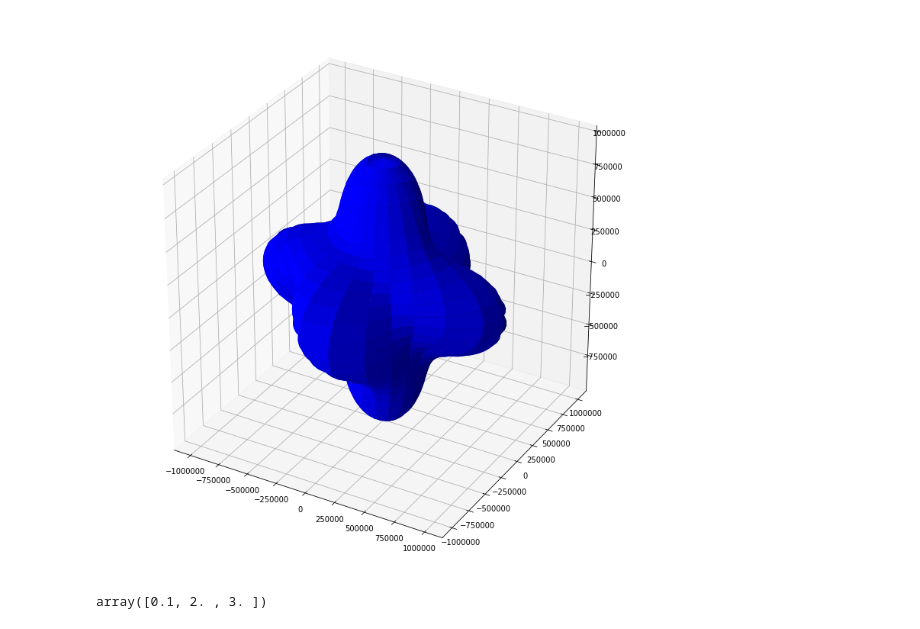
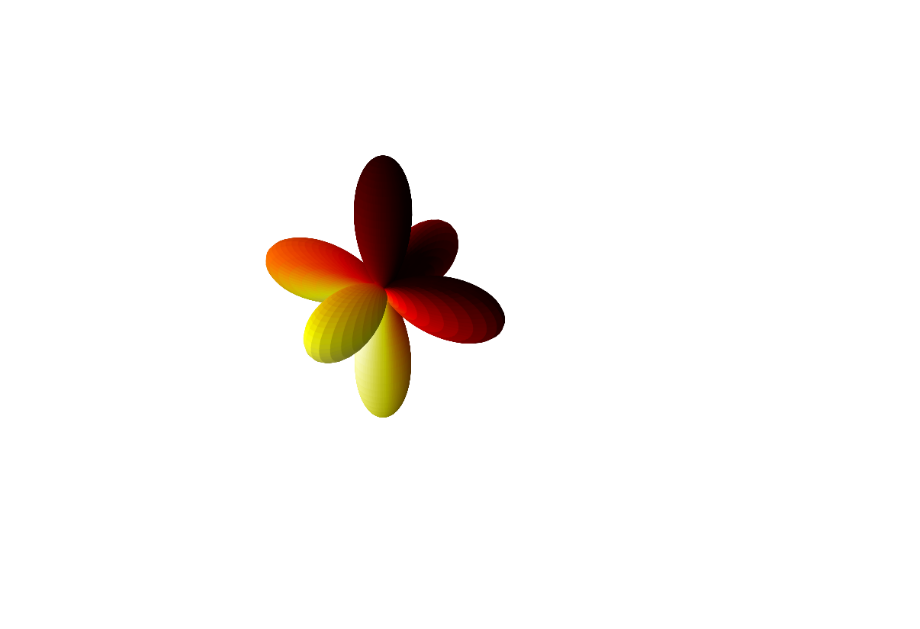
Before and after one commit to MichaelArbel/GeneralizedEBM, a Jupyter notebook: notebooks/Sufaces.ipynb, the cells around one changed output. Saved outputs shown, nothing was run; the diff lists cells and outputs as text; code cells hidden in the pictures.

```diff
--- a/notebooks/Sufaces.ipynb
+++ b/notebooks/Sufaces.ipynb
@@ -45,35 +70,38 @@ def scaled_points(x,y,z,R):
+# %%
+Root = '/nfs/gatsbystor/michaela/projects/kale/exp/nips/train/'
+log_dir = Root+'toy/samples_738468_/'
+all_files = find_latest_file(log_dir)
+latest_file = all_files[-1]
+with open(latest_file, 'rb') as f:
+    out= pkl.load(f)
+energy_params, base_params, gt_energy_params, gt_base_params = make_params_from_dict(out)
 # %%
-import matplotlib.pyplot as plt
-from mpl_toolkits.mplot3d import axes3d, Axes3D
-import numpy as np
 fig = plt.figure(figsize=(10,10))
+#fig, ax = plt.subplots(1,2, figsize=(6*num_fig,5))
 ax = Axes3D(fig)
 #ax=fig.add_subplot(111,projection='3d')
 u= np.linspace(0,2*np.pi,100)
 v = np.linspace(0,np.pi,100)
 
 # uniform on a sphere
 x = 10*np.outer(np.cos(u),np.sin(v))
 y = 10*np.outer(np.sin(u), np.sin(v))
 z = 10*np.outer(np.ones(np.size(u)), np.cos(v))
 
 W = np.array([[0.1,2,3],[-1,3,2],[0.3,-2,1]])
 
 
+X,Y,Z = generator(x,y,z, base_params)
+R = energy(x,y,z, energy_params)
+colormap =( R - R.min())/(R.max()-R.min())
 
-R = compute_radius(x,y,z)
+ax.plot_surface(X,Y,Z,rstride=1,cstride=1,facecolors=cm.hot(colormap))
+ax.grid(False)
+ax.set_xticks([])
+ax.set_yticks([])
+ax.set_zticks([])
+plt.axis('off')
 
-X,Y,Z = scaled_points(x,y,z,R)
-
-
-
-
-
-ax.plot_surface(X,Y,Z,rstride=4,cstride=4,color='b')
 plt.show()
 # %% [output]
-[figure, old version]
+[figure, new version]
-# %%
-W[0,:]
-# %% [output]
-array([0.1, 2. , 3. ])
```
Also changed, not shown: parts of 6 cells of this notebook, 11 other files.
